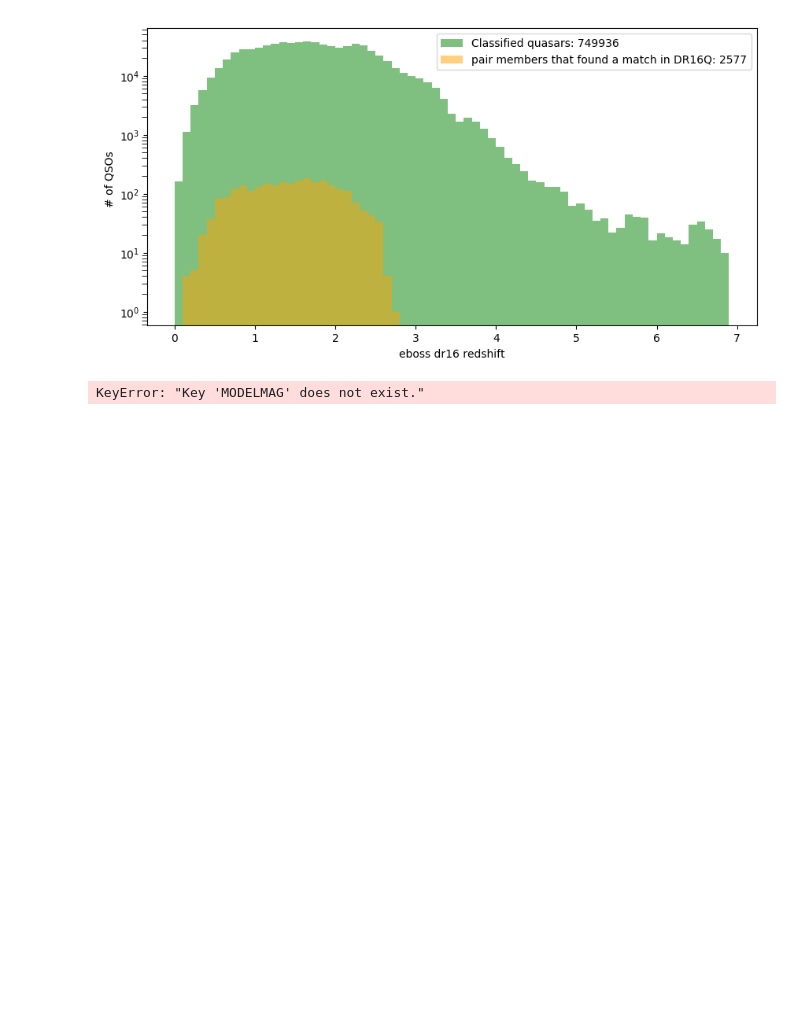
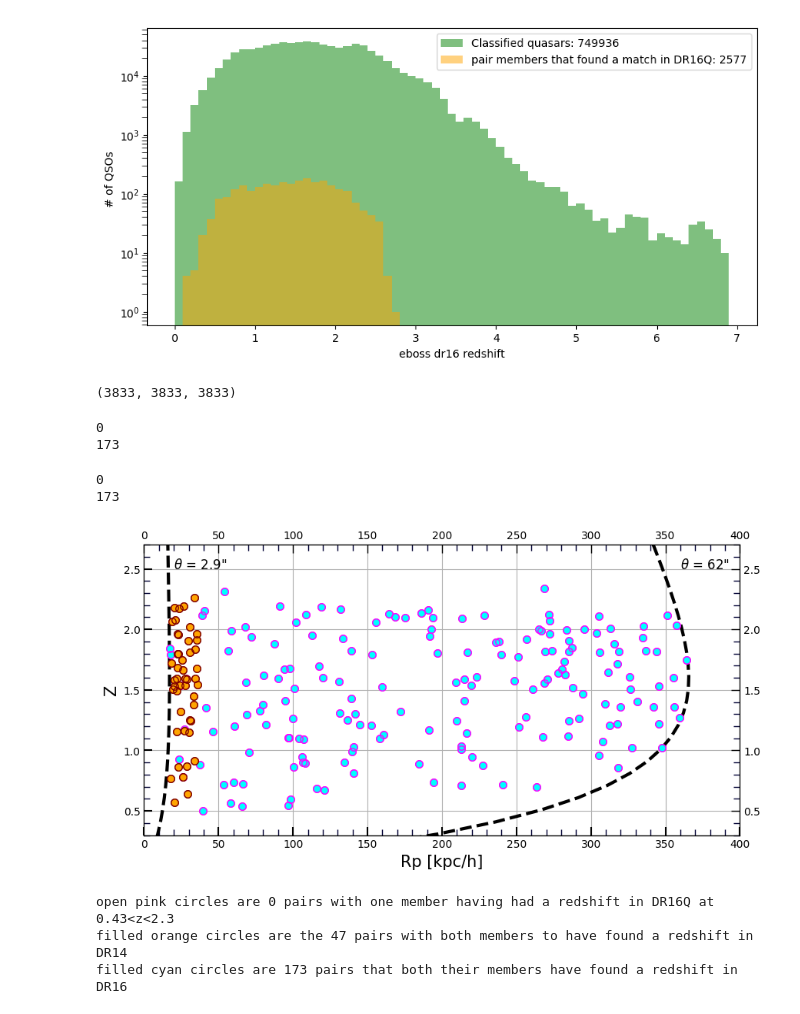
Before and after one commit to Srheft/HOD, a Jupyter notebook: cls_nb/KDE_eboss_closepairs.ipynb, the cells around one changed output. Drawn from its saved outputs; the diff is of its cells as text; code cells hidden in the pictures; blank space fills up the shorter version.

```diff
--- a/cls_nb/KDE_eboss_closepairs.ipynb
+++ b/cls_nb/KDE_eboss_closepairs.ipynb
@@ -304,12 +289,12 @@ Rpmax7 = 7.7*(np.pi/180)*(1/3.6)*zdc/(1+z)
 z1 = dq['Z'][zind1]
 z2 = dq['Z'][zind2]
 
-q1imag = dq['MODELMAG'][zind1][:,3]
-q2imag = dq['MODELMAG'][zind2][:,3]
+q1imag = dq['PSFMAG'][zind1][:,3] ### it was MODELMAG is spAll file
+q2imag = dq['PSFMAG'][zind2][:,3]
 
 
-q1gmag = dq['MODELMAG'][zind1][:,1]
-q2gmag = dq['MODELMAG'][zind2][:,1]
+q1gmag = dq['PSFMAG'][zind1][:,1]
+q2gmag = dq['PSFMAG'][zind2][:,1]
 
 
 v = 3e5 * (z1-z2)/(1+z1)
@@ -343,9 +328,9 @@ dc_qNA = cosmo.comoving_distance(q_NA_z).value
 angsep_qNA = a['SEP'][q_NA_flag]
 Rp_qNA = np.asarray(angsep_qNA)*(np.pi/180)*(1/3.6)* dc_qNA/(1+np.asarray(q_NA_z))
 
-qgmag_qNA = dq['MODELMAG'][q_NA_zind][:,1]
+qgmag_qNA = dq['PSFMAG'][q_NA_zind][:,1]
 NAgmag_qNA = a['GMAG2'][q_NA_flag]
-qNA_pairs = (qgmag_qNA < 20.85) & (dq['ZWARNING'][q_NA_zind]>0) & (q_NA_z <2.3) & (q_NA_z > 0.43)
+qNA_pairs = (qgmag_qNA < 20.85) & (dq['ZWARN_PCA'][q_NA_zind]>0) & (q_NA_z <2.3) & (q_NA_z > 0.43)
 
 
 ##### Writing out the table of True quasar pairs with |v| < 2000 km/s
@@ -381,44 +366,55 @@ qNA_pairs = (qgmag_qNA < 20.85) & (dq['ZWARNING'][q_NA_zind]>0) & (q_NA_z <2.3)
 # t.add_column(cc,index=0)
 
 # t.write(path+'eboss_true_QSObinaries.fits')
-# %% [output]
-KeyError: "Key 'MODELMAG' does not exist."
 # %%
 len(q_NA_flag), len(qgmag_qNA),len(qNA_pairs)
+# %% [output]
+(3833, 3833, 3833)
+# %%
+x= (qgmag_qNA < 20.85)  & (dq['ZWARN_PCA'][q_NA_zind]>0) & (q_NA_z <2.3) & (q_NA_z > 0.43)
+
+print(len(dq[q_NA_zind][x])) # 25 QSO-UNKNOWN pairs
+print(len(dq[zind1][pairs]))   ## 88 QSO-QSO confirmed eboss binaries
+# %% [output]
+0
+173
 # %%
 #
-x= (qgmag_qNA < 20.85)  & (d['ZWARNING'][q_NA_zind]>0) & (q_NA_z <2.3) & (q_NA_z > 0.43)
+x= (qgmag_qNA < 20.85)  & (dq['ZWARN_PCA'][q_NA_zind]>0) & (q_NA_z <2.3) & (q_NA_z > 0.43)
 
-print(len(d[q_NA_zind][x])) # 25 QSO-UNKNOWN pairs
-print(len(d[zind1][pairs]))   ## 88 QSO-QSO confirmed eboss binaries
+print(len(dq[q_NA_zind][x])) # as of Oct 2020 25 turned into 0   <--- 25 QSO-UNKNOWN pairs
+print(len(dq[zind1][pairs]))   ##as of Oct 2020 the 88 changed into 173 <-- 88 QSO-QSO confirmed eboss binaries
 
 
-QQ = np.concatenate((d[zind1][pairs],d[zind2][pairs]),axis=0)
+QQ = np.concatenate((dq[zind1][pairs],dq[zind2][pairs]),axis=0)
 
 from astropy.table import Table, Column
 import os
 
 tt = Table(QQ)
-col = np.concatenate((np.arange(len(d[zind1][pairs]))+1, np.arange(len(d[zind1][pairs]))+1), axis=0)
+col = np.concatenate((np.arange(len(dq[zind1][pairs]))+1, np.arange(len(dq[zind1][pairs]))+1), axis=0)
 c = Column(col, name='PAIR_NUMBER')
 tt.add_column(c, index=0)
 
 path = '/uufs/chpc.utah.edu/common/home/astro/dawson/sarahE/KDE_eBOSS_pairmatch/'
-outputname = path+'88_QQ_confirmed_pairs_ineBOSS_g20.85.fits'
+outputname = path+'NEW_'+str(len(dq[zind1][pairs]))+'_QQ_confirmed_pairs_ineBOSS_g20.85.fits'
 
 if os.path.exists(outputname):
     os.remove(outputname)
 tt.write(outputname)
 
 
-ttt = Table(d[q_NA_zind][x])
+# ttt = Table(dq[q_NA_zind][x])
 
-outputname = path+'25_QSO-UNKNOWN_pairs_ineBOSS_g20.85.fits'
+# outputname = path+'25_QSO-UNKNOWN_pairs_ineBOSS_g20.85.fits'
 
-if os.path.exists(outputname):
-    os.remove(outputname)
-ttt.write(outputname)
-print('Wrote the {} QSO-UNKNOWN pairs {}'.format())
+# if os.path.exists(outputname):
+#     os.remove(outputname)
+# ttt.write(outputname)
+# print('Wrote the {} QSO-UNKNOWN pairs {}'.format())
+# %% [output]
+0
+173
 # %%
 fig = plt.figure(figsize=(10, 5), dpi=100)
 ax= fig.add_subplot(111)
@@ -471,34 +467,39 @@ ax.text(360,2.5,r'$\theta $'+' = 62"',fontsize=12)
 ax.text(20,2.5,r'$\theta $'+' = 2.9"',fontsize=12)
 
 #ax.set_title(plot_title)
 ax.set_xlabel('Rp [kpc/h]',fontsize=15)
 ax.set_ylabel('Z',fontsize=15)
 ax.minorticks_on()
 ax.tick_params(which='major', length=8, width=1.5, direction='in')
 ax.tick_params(which='minor', length=6, color='#000033', width=1.0, direction='in')
 
 x_ax = ax.twiny()
 x_ax.minorticks_on()
 x_ax.tick_params(which='major', length=8, width=1.0, direction='in')
 x_ax.tick_params(which='minor', length=6, color='#000033', width=1.0, direction='in')
 x_ax.tick_params()
 y_ax= plt.twinx()
 y_ax.minorticks_on()
 x_ax.set_xlim(xlim)
 y_ax.set_ylim(ylim)
 y_ax.tick_params(which='major', length=8, width=1.0, direction='in')
 y_ax.tick_params(which='minor', length=6, color='#000033', width=1.0, direction='in')
 ax.grid()
 
-output_filename = 'Rp_z_eboss_kde_dr16_match.png'
+output_filename = 'NEW_Rp_z_eboss_kde_dr16_match.png'
 plt.savefig(path+output_filename)
 
 plt.show()
 
 
 print('open pink circles are {} pairs with one member having had a redshift in DR16Q at {}<z<{}  '.format(np.sum(qNA_pairs),0.43,2.3))
 print('filled orange circles are the {} pairs with both members to have found a redshift in DR14'.format(len(Rp_47pairs)))
 print('filled cyan circles are {} pairs that both their members have found a redshift in DR16'.format(len(zpair1)))
+# %% [output]
+[figure, added]
+open pink circles are 0 pairs with one member having had a redshift in DR16Q at 0.43<z<2.3
+filled orange circles are the 47 pairs with both members to have found a redshift in DR14
+filled cyan circles are 173 pairs that both their members have found a redshift in DR16
 # %%
 ### magnitude distribution of confirmed pairs and the
 
```
Also changed, not shown: parts of 2 cells of this notebook.
